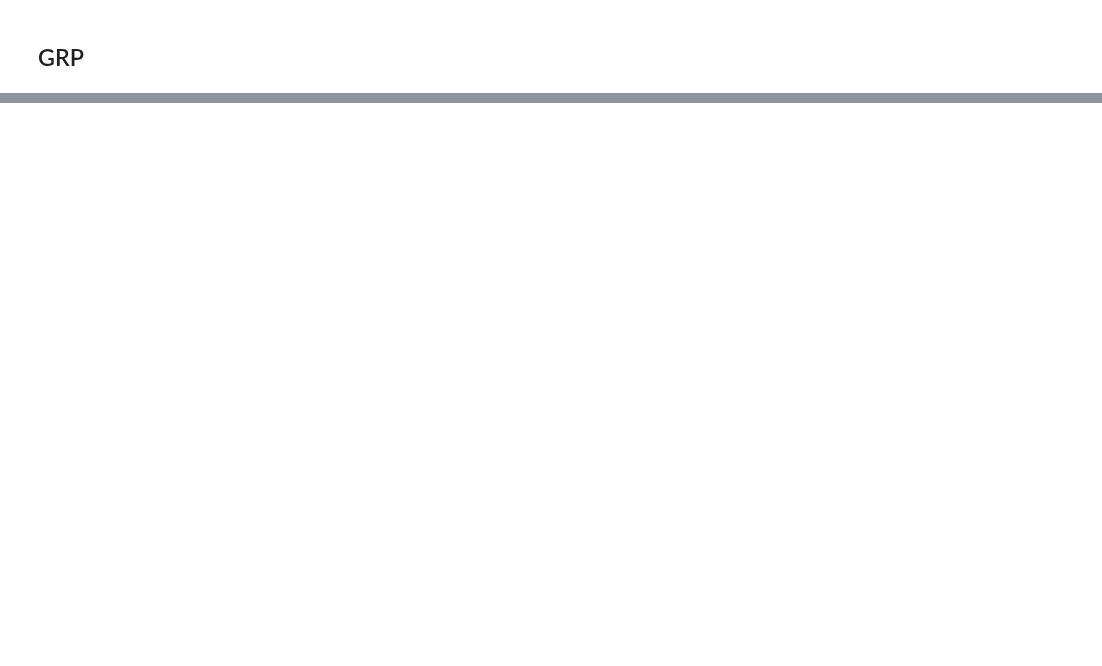
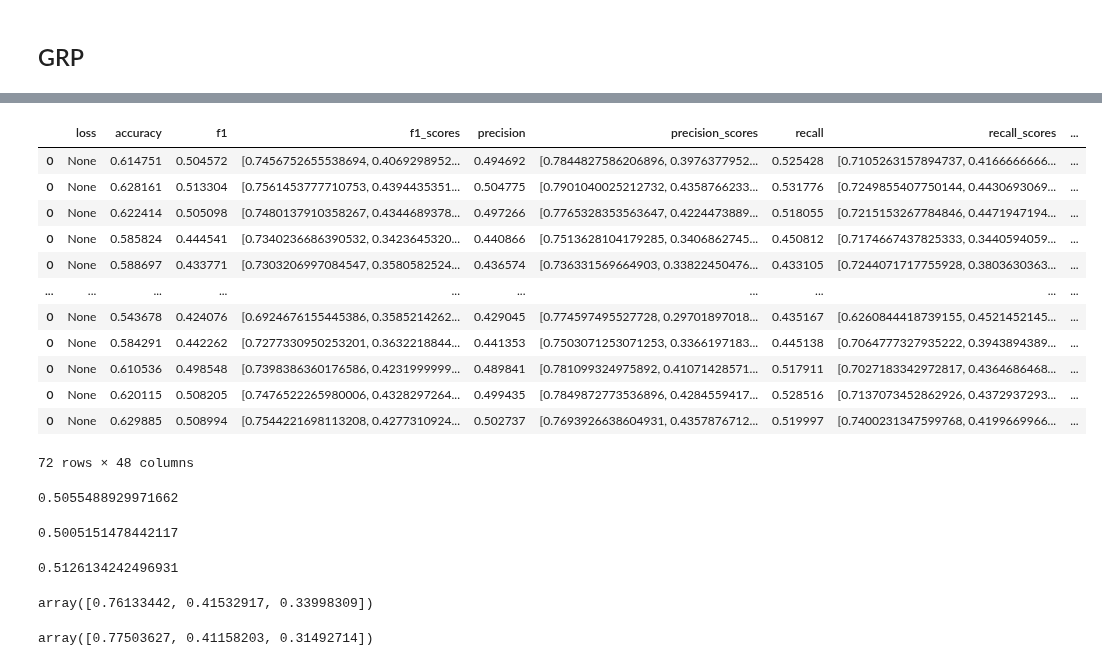
Before and after one commit to ttseriotou/sig-networks, a Jupyter notebook: notebooks/AnnoMI/client_talk_type_prediction/anno_mi-client-swmhau-bilstm.ipynb, the cells around one changed output, grey strips where cells are left out. Cells and saved outputs as stored; diff of their text form; code cells hidden in the pictures; blank space fills up the shorter version.

```diff
--- a/notebooks/AnnoMI/client_talk_type_prediction/anno_mi-client-swmhau-bilstm.ipynb
+++ b/notebooks/AnnoMI/client_talk_type_prediction/anno_mi-client-swmhau-bilstm.ipynb
@@ -449,0 +799,36 @@ np.stack(best_seqsignet_network_grp_kfold_35["recall_scores"]).mean(axis=0)
+# %%
+seqsignet_network_umap_kfold_80
+# %% [output]
+|  | loss | accuracy | f1 | f1_scores | precision | precision_scores | recall | recall_scores | ... |
+| 0 | None | 0.614751 | 0.504572 | [0.7456752655538694, 0.4069298952... | 0.494692 | [0.7844827586206896, 0.3976377952... | 0.525428 | [0.7105263157894737, 0.4166666666... | ... |
+| 0 | None | 0.628161 | 0.513304 | [0.7561453777710753, 0.4394435351... | 0.504775 | [0.7901040025212732, 0.4358766233... | 0.531776 | [0.7249855407750144, 0.4430693069... | ... |
+| 0 | None | 0.622414 | 0.505098 | [0.7480137910358267, 0.4344689378... | 0.497266 | [0.7765328353563647, 0.4224473889... | 0.518055 | [0.7215153267784846, 0.4471947194... | ... |
+| 0 | None | 0.585824 | 0.444541 | [0.7340236686390532, 0.3423645320... | 0.440866 | [0.7513628104179285, 0.3406862745... | 0.450812 | [0.7174667437825333, 0.3440594059... | ... |
+| 0 | None | 0.588697 | 0.433771 | [0.7303206997084547, 0.3580582524... | 0.436574 | [0.736331569664903, 0.33822450476... | 0.433105 | [0.7244071717755928, 0.3803630363... | ... |
+| ... | ... | ... | ... | ... | ... | ... | ... | ... | ... |
+| 0 | None | 0.543678 | 0.424076 | [0.6924676155445386, 0.3585214262... | 0.429045 | [0.774597495527728, 0.29701897018... | 0.435167 | [0.6260844418739155, 0.4521452145... | ... |
+| 0 | None | 0.584291 | 0.442262 | [0.7277330950253201, 0.3632218844... | 0.441353 | [0.7503071253071253, 0.3366197183... | 0.445138 | [0.7064777327935222, 0.3943894389... | ... |
+| 0 | None | 0.610536 | 0.498548 | [0.7398386360176586, 0.4231999999... | 0.489841 | [0.781099324975892, 0.41071428571... | 0.517911 | [0.7027183342972817, 0.4364686468... | ... |
+| 0 | None | 0.620115 | 0.508205 | [0.7476522265980006, 0.4328297264... | 0.499435 | [0.7849872773536896, 0.4284559417... | 0.528516 | [0.7137073452862926, 0.4372937293... | ... |
+| 0 | None | 0.629885 | 0.508994 | [0.7544221698113208, 0.4277310924... | 0.502737 | [0.7693926638604931, 0.4357876712... | 0.519997 | [0.7400231347599768, 0.4199669966... | ... |
+72 rows × 48 columns
+# %%
+best_seqsignet_network_umap_kfold_80["f1"].mean()
+# %% [output]
+0.5055488929971662
+# %%
+best_seqsignet_network_umap_kfold_80["precision"].mean()
+# %% [output]
+0.5005151478442117
+# %%
+best_seqsignet_network_umap_kfold_80["recall"].mean()
+# %% [output]
+0.5126134242496931
+# %%
+np.stack(best_seqsignet_network_umap_kfold_80["f1_scores"]).mean(axis=0)
+# %% [output]
+array([0.76133442, 0.41532917, 0.33998309])
+# %%
+np.stack(best_seqsignet_network_umap_kfold_80["precision_scores"]).mean(axis=0)
+# %% [output]
+array([0.77503627, 0.41158203, 0.31492714])
```
Also changed, not shown: parts of 80 cells of this notebook, 35 other files.
